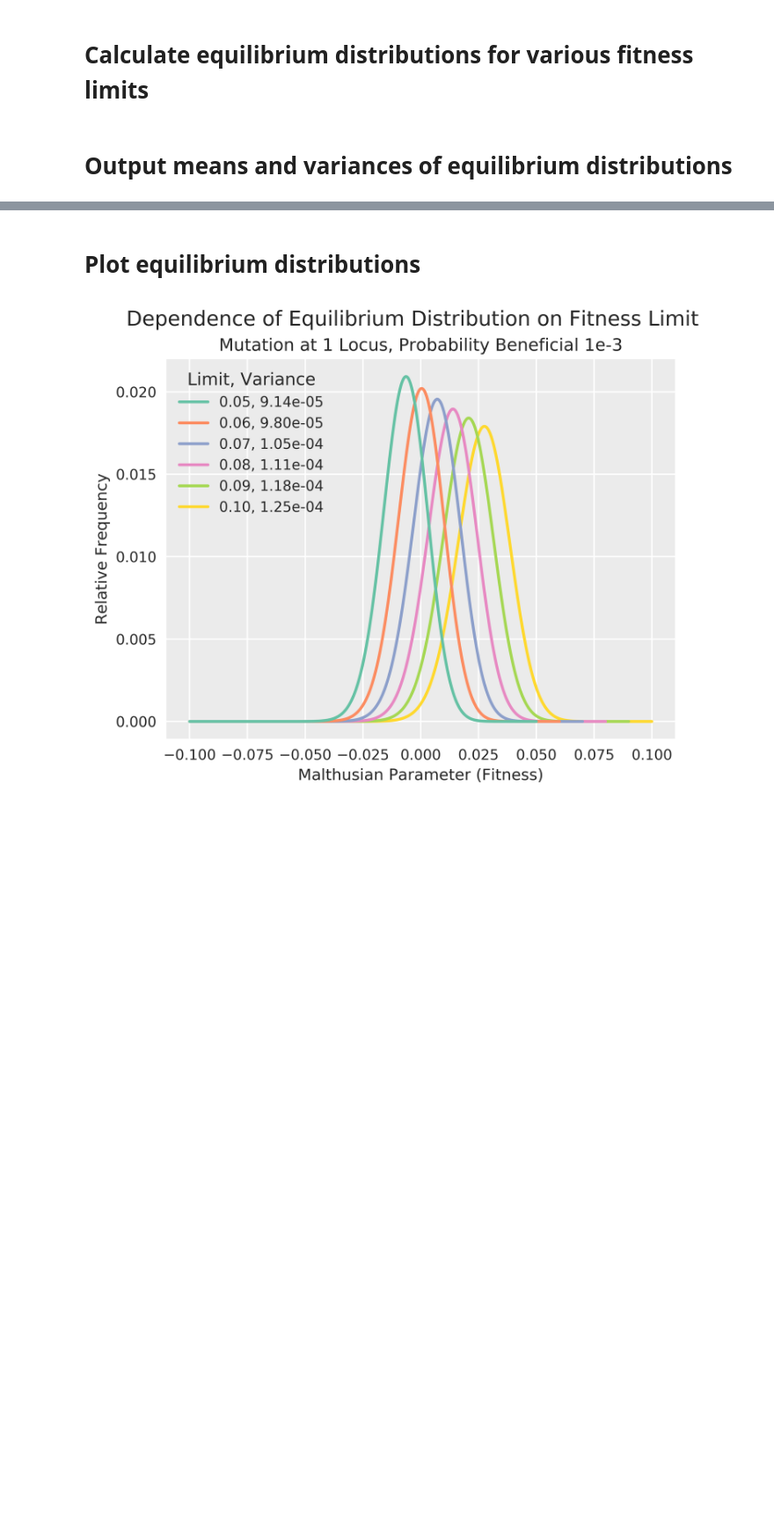
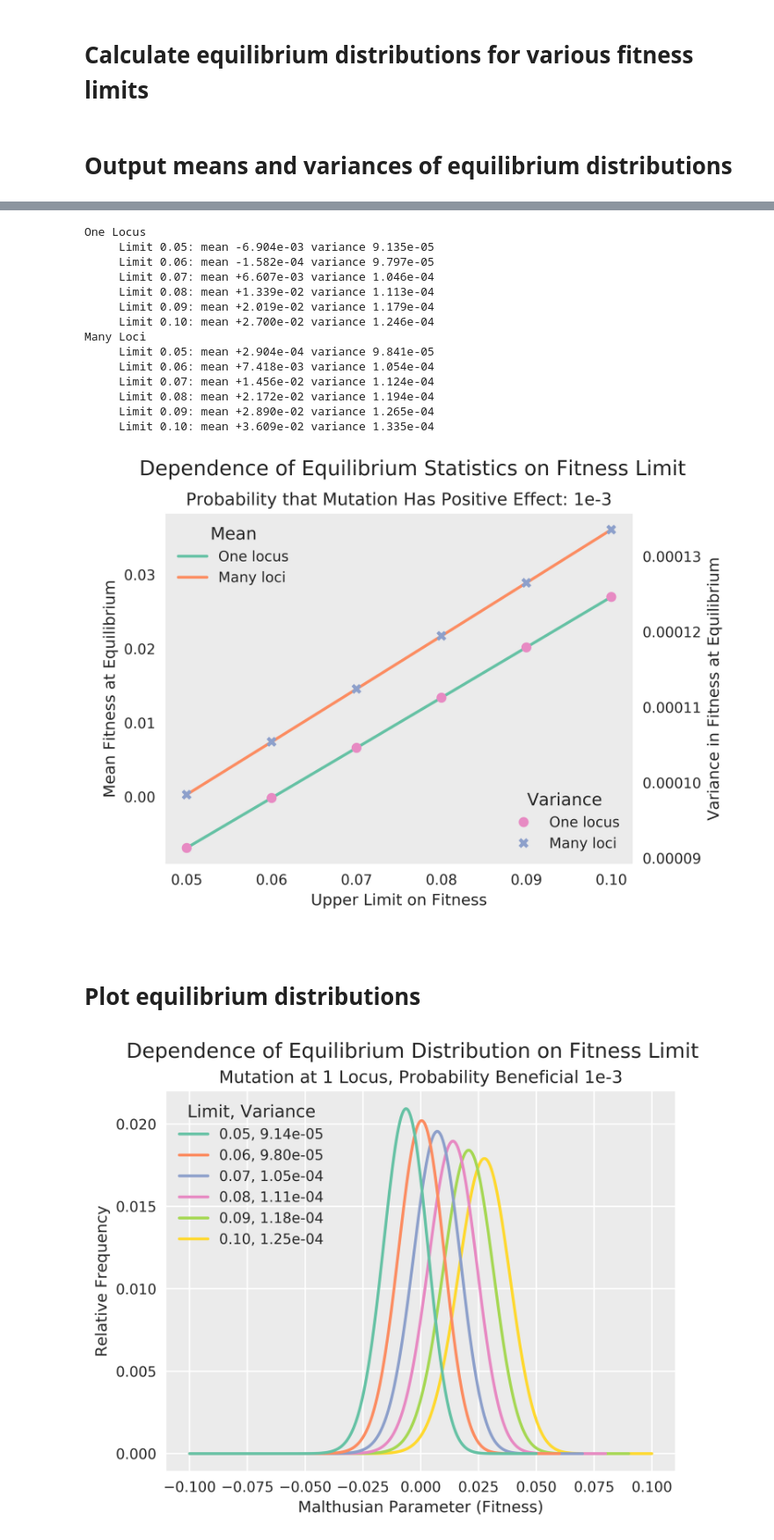
Before and after one commit to TMEnglish/BS, a Jupyter notebook: 0 For Joe/11-03 Reducing the upper limit on fitness/11-26 Reducing the upper limit on fitness (beneficial=1e-3).ipynb, the cells around one changed output, grey strips where cells are left out. Shown at 88% size. Cells and saved outputs as stored; diff of their text form; code cells hidden in the pictures; blank space fills up the shorter version.

```diff
--- a/0 For Joe/11-03 Reducing the upper limit on fitness/11-25 Reducing the upper limit on fitness (beneficial=1e-3).ipynb
+++ b/0 For Joe/11-03 Reducing the upper limit on fitness/11-26 Reducing the upper limit on fitness (beneficial=1e-3).ipynb
@@ -52,14 +51,3 @@ eq_one_locus = [equilibrium(f, 0) for f in factors]
 eq_many_loci = [equilibrium(f, 14) for f in factors]
 # %% [markdown]
 # Output means and variances of equilibrium distributions
-# %%
-def print_means_and_variances(upper_limits, factors, equilibria):
-    label = 'Limit {0}: mean {1:+5.3e} variance {2:5.3e}'
-    for limit, f, eq in zip(upper_limits, factors, equilibria):
-        m, v = mean_and_variance(f.growth, eq)
-        print('    ', label.format(limit, m, v))
-
-print('One Locus')
-print_means_and_variances(upper_limits, factors, eq_one_locus)
-print('Many Loci')
-print_means_and_variances(upper_limits, factors, eq_many_loci)
@@ -81,3 +54,71 @@ Many Loci
+# %%
+def means_and_variances(factors, equilibria):
+    mv = [mean_and_variance(f.growth, eq)
+             for f, eq in zip(factors, equilibria)]
+    means = [x[0] for x in mv]
+    variances = [x[1] for x in mv]
+    return means, variances
+
+def print_means_and_variances(upper_limits, means, variances):
+    label = 'Limit {0}: mean {1:+5.3e} variance {2:5.3e}'
+    for limit, m, v in zip(upper_limits, means, variances):
+        print('    ', label.format(limit, m, v))
+
+def start_plot():
+    fig, ax_mean = plt.subplots()
+    ax_var = ax_mean.twinx()
+    ax_mean.grid(False)
+    ax_var.grid(False)
+    fig.suptitle('Dependence of Equilibrium Statistics on Fitness Limit')
+    title = 'Probability that Mutation Has Positive Effect: '
+    ax_mean.set_title(title + fraction_of_mutations_that_are_beneficial)
+    ax_mean.set_xlabel('Upper Limit on Fitness')
+    ax_mean.set_ylabel('Mean Fitness at Equilibrium')
+    ax_var.set_ylabel('Variance in Fitness at Equilibrium')
+    return fig, ax_mean, ax_var
+
+def finish_plot(fig, ax_mean, ax_var):
+    ax_mean.legend(title='Mean', loc='upper left')
+    ax_var.legend(title='Variance', loc='lower right')
+    fig.tight_layout(rect=[0, 0.03, 1, 0.95])
+    filename = ax_mean.get_title() + '.png'
+    fig.savefig(filename, format='png', dpi=600)
+    display(Image(filename=filename))
+    plt.close()
+
+
+means_one_locus, vars_one_locus = means_and_variances(factors, eq_one_locus)
+means_many_loci, vars_many_loci = means_and_variances(factors, eq_many_loci)
+
+print('One Locus')
+print_means_and_variances(upper_limits, means_one_locus, vars_one_locus)
+print('Many Loci')
+print_means_and_variances(upper_limits, means_many_loci, vars_many_loci)
+
+fig, ax_mean, ax_var = start_plot()
+ax_mean.plot(upper_limits, means_one_locus, label='One locus')
+ax_mean.plot(upper_limits, means_many_loci, label='Many loci')
+ax_var.plot(upper_limits, vars_one_locus, label='One locus',
+            marker='o', ls='none', color=sns.color_palette()[3])
+ax_var.plot(upper_limits, vars_many_loci, 'bo', label='Many loci',
+            marker='X', ls='none', color=sns.color_palette()[2])
+finish_plot(fig, ax_mean, ax_var)
+# %% [output]
+One Locus
+     Limit 0.05: mean -6.904e-03 variance 9.135e-05
+     Limit 0.06: mean -1.582e-04 variance 9.797e-05
+     Limit 0.07: mean +6.607e-03 variance 1.046e-04
+     Limit 0.08: mean +1.339e-02 variance 1.113e-04
+     Limit 0.09: mean +2.019e-02 variance 1.179e-04
+     Limit 0.10: mean +2.700e-02 variance 1.246e-04
+Many Loci
+     Limit 0.05: mean +2.904e-04 variance 9.841e-05
+     Limit 0.06: mean +7.418e-03 variance 1.054e-04
+     Limit 0.07: mean +1.456e-02 variance 1.124e-04
+     Limit 0.08: mean +2.172e-02 variance 1.194e-04
+     Limit 0.09: mean +2.890e-02 variance 1.265e-04
+     Limit 0.10: mean +3.609e-02 variance 1.335e-04
+[figure, added]
 # %% [markdown]
 # Plot equilibrium distributions
 # %%
```
Also changed, not shown: parts of 5 cells of this notebook, 9 other files.
